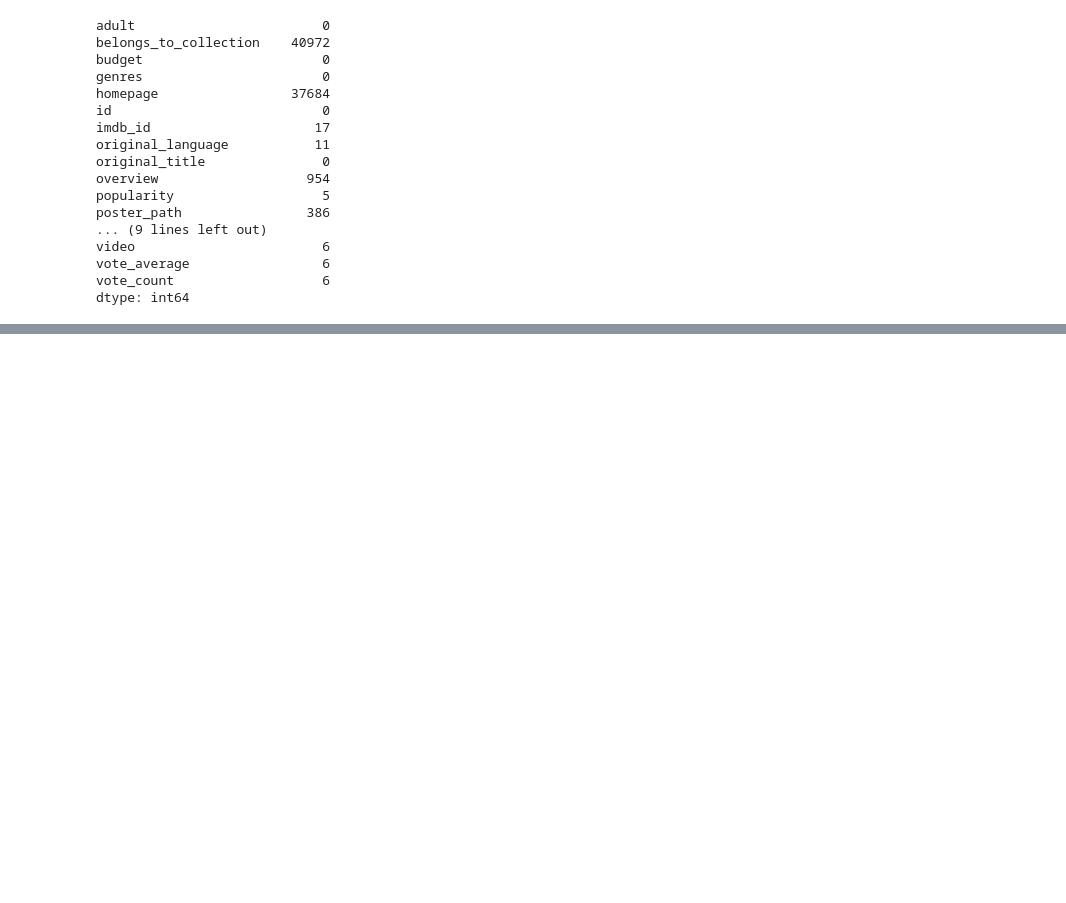
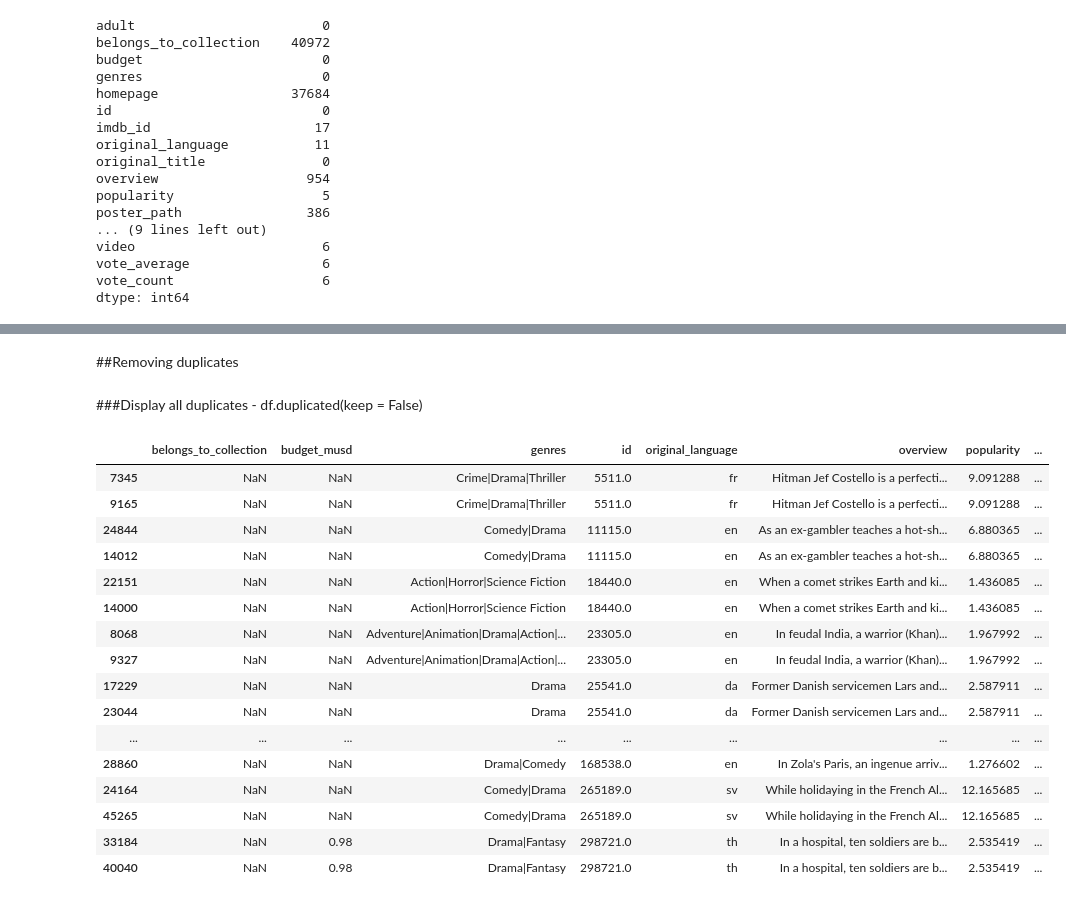
Before and after one commit to leadeeerq/data-science, a Jupyter notebook: 230227_DataCleaningIdentifyingHiddenMissingValues.ipynb, the cells around one changed output, grey strips where cells are left out. Saved outputs shown, nothing was run; the diff lists cells and outputs as text; code cells hidden in the pictures; blank space fills up the shorter version.

```diff
--- a/230227_DataCleaningIdentifyingHiddenMissingValues.ipynb
+++ b/230227_DataCleaningIdentifyingHiddenMissingValues.ipynb
@@ -328,0 +494,2 @@ dtype: int64
+# %%
+df.loc[df.vote_count == 0, 'vote_average'] = np.nan
@@ -328,0 +515,2 @@ dtype: int64
+# %%
+df.release_date = pd.to_datetime(df.release_date, errors = 'coerce')
@@ -328,0 +561,5 @@ dtype: int64
+# %%
+no_overview = ['No overview found.', 'No Overview', 'No movie overview available.', 'No overview yet', ' ']
+
+for text in no_overview:
+  df.overview.replace(text, np.nan, inplace = True)
@@ -328,0 +594,26 @@ dtype: int64
+# %%
+df.tagline.replace('-', np.nan, inplace = True)
+# %% [markdown]
+##Removing duplicates
+# %% [markdown]
+###Display all duplicates - df.duplicated(keep = False)
+# %%
+df[df.duplicated(keep = False)].sort_values(by = 'id')
+# %% [output]
+|  | belongs_to_collection | budget_musd | genres | id | original_language | overview | popularity | ... |
+| 7345 | NaN | NaN | Crime|Drama|Thriller | 5511.0 | fr | Hitman Jef Costello is a perfecti... | 9.091288 | ... |
+| 9165 | NaN | NaN | Crime|Drama|Thriller | 5511.0 | fr | Hitman Jef Costello is a perfecti... | 9.091288 | ... |
+| 24844 | NaN | NaN | Comedy|Drama | 11115.0 | en | As an ex-gambler teaches a hot-sh... | 6.880365 | ... |
+| 14012 | NaN | NaN | Comedy|Drama | 11115.0 | en | As an ex-gambler teaches a hot-sh... | 6.880365 | ... |
+| 22151 | NaN | NaN | Action|Horror|Science Fiction | 18440.0 | en | When a comet strikes Earth and ki... | 1.436085 | ... |
+| 14000 | NaN | NaN | Action|Horror|Science Fiction | 18440.0 | en | When a comet strikes Earth and ki... | 1.436085 | ... |
+| 8068 | NaN | NaN | Adventure|Animation|Drama|Action|... | 23305.0 | en | In feudal India, a warrior (Khan)... | 1.967992 | ... |
+| 9327 | NaN | NaN | Adventure|Animation|Drama|Action|... | 23305.0 | en | In feudal India, a warrior (Khan)... | 1.967992 | ... |
+| 17229 | NaN | NaN | Drama | 25541.0 | da | Former Danish servicemen Lars and... | 2.587911 | ... |
+| 23044 | NaN | NaN | Drama | 25541.0 | da | Former Danish servicemen Lars and... | 2.587911 | ... |
+| ... | ... | ... | ... | ... | ... | ... | ... | ... |
+| 28860 | NaN | NaN | Drama|Comedy | 168538.0 | en | In Zola's Paris, an ingenue arriv... | 1.276602 | ... |
+| 24164 | NaN | NaN | Comedy|Drama | 265189.0 | sv | While holidaying in the French Al... | 12.165685 | ... |
+| 45265 | NaN | NaN | Comedy|Drama | 265189.0 | sv | While holidaying in the French Al... | 12.165685 | ... |
+| 33184 | NaN | 0.98 | Drama|Fantasy | 298721.0 | th | In a hospital, ten soldiers are b... | 2.535419 | ... |
+| 40040 | NaN | 0.98 | Drama|Fantasy | 298721.0 | th | In a hospital, ten soldiers are b... | 2.535419 | ... |
```
Also changed, not shown: parts of 74 cells of this notebook.
